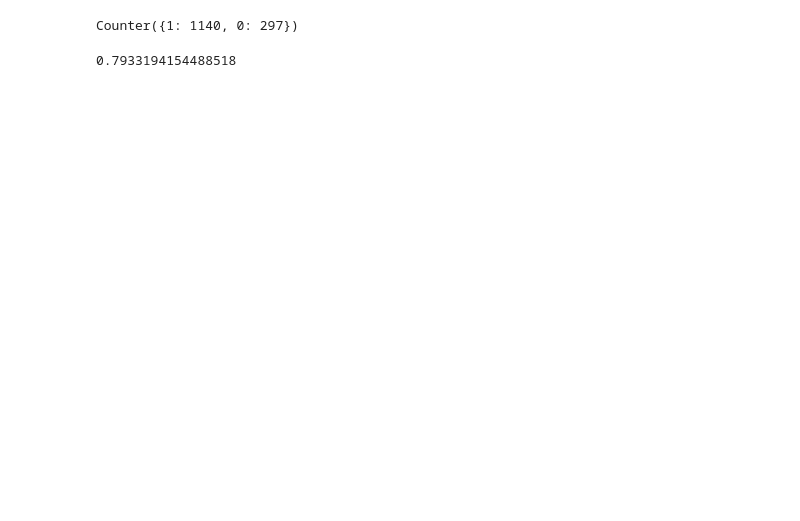
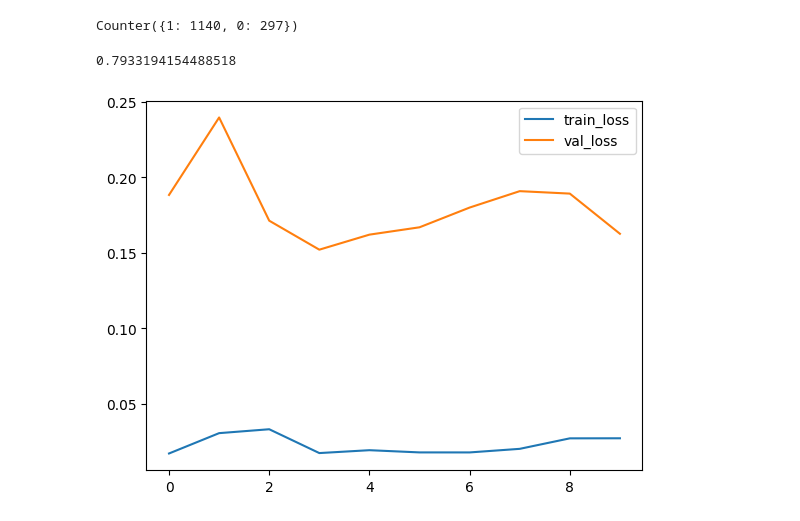
Before and after one commit to dallinmoore/DATA_5610_Deep_Learning, a Jupyter notebook: Provided Examples/2.lendingclubexample.ipynb, the cells around one changed output. Drawn from its saved outputs; the diff is of its cells as text; code cells hidden in the pictures; blank space fills up the shorter version.

```diff
--- a/Provided Examples/2.lendingclubexample.ipynb
+++ b/Provided Examples/2.lendingclubexample.ipynb
@@ -101,4 +99,4 @@ _________________________________________________________________
 # %%
-model.fit(x = X_train, y = y_train, validation_data = (X_val, y_val), epochs = 10, batch_size = 16)
+history = model.fit(x = X_train, y = y_train, validation_data = (X_val, y_val), epochs = 10, batch_size = 16)
 # %% [output]
 Epoch 1/10
@@ -147,3 +144,13 @@ Counter({1: 1140, 0: 297})
 1140/(1140+297)
 # %% [output]
 0.7933194154488518
+# %%
+import matplotlib.pyplot as plt
+import numpy as np
+
+plt.plot(history.history['loss'], label = 'train_loss')
+plt.plot(history.history['val_loss'], label = 'val_loss')
+plt.legend()
+plt.show()
+# %% [output]
+[figure, added]
```
Also changed, not shown: parts of 6 cells of this notebook.
